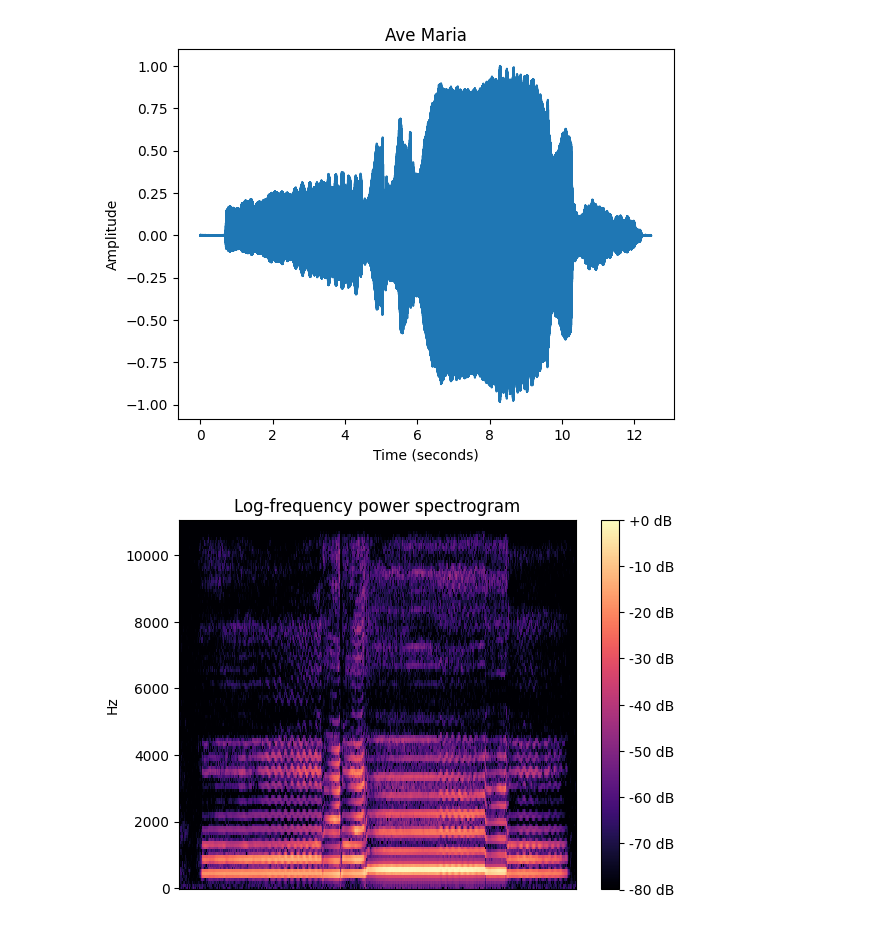
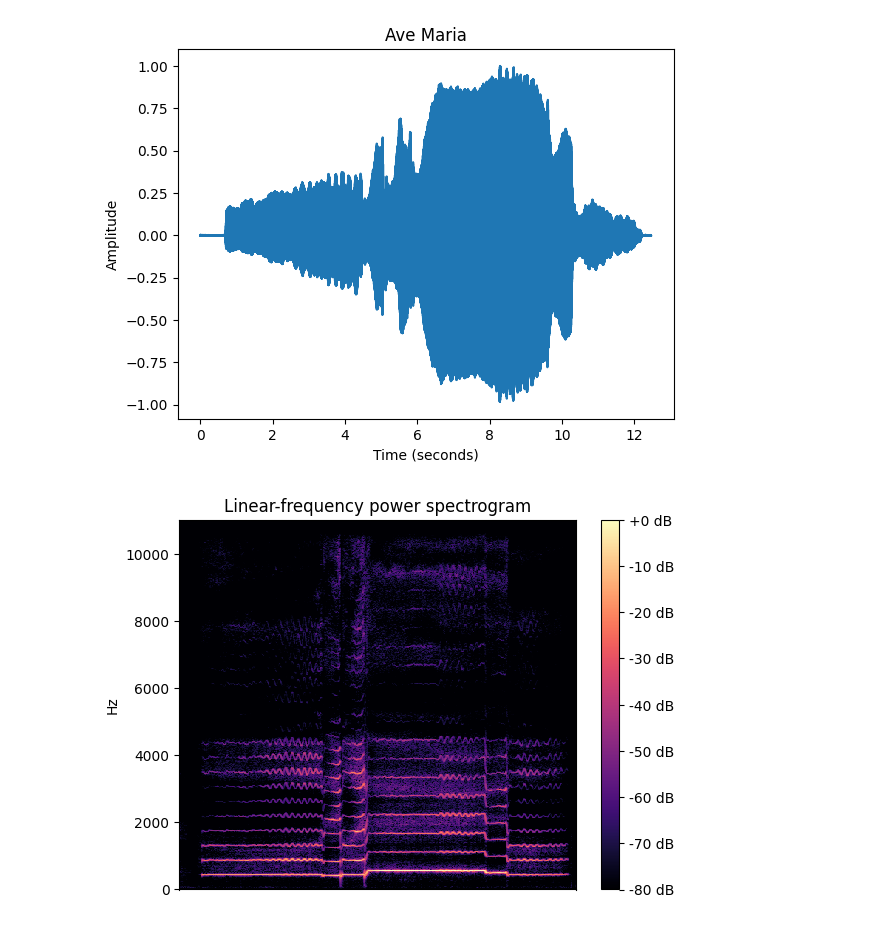
Before and after one commit to jadamcneill/music-computing, a Jupyter notebook: assignments/labAssignment3.ipynb, the cells around one changed output. Cells and saved outputs as stored; diff of their text form; code cells hidden in the pictures.

```diff
--- a/assignments/labAssignment3.ipynb
+++ b/assignments/labAssignment3.ipynb
@@ -69,8 +69,10 @@ def plotAudioFreqDomain(sig,sr,title,winSize,specType):
 def plotAudioFunc(sig,sr,title,winSize,specType):
 
     #call plotAudio2
+    plotAudio2(sig,sr,title)
 
     #call plotAudioFreqDomain
+    plotAudioFreqDomain(sig,sr,title,winSize,specType)
 # %%
 sig , sr = librosa.load('musicComputing2025/audioFiles/avm.wav')
 # %%
@@ -94,12 +100,14 @@ specType = 'log'
 # %%
 title = 'Ave Maria'
 winSize = 256
 specType = 'linear'
 
 #call plotAudioFunc
+#call plotAudioFunc
+plotAudioFunc(sig,sr,title,winSize,specType)
 # %% [output]
 [figure]
-[figure, old version]
+[figure, new version]
 # %%
 title = 'Ave Maria'
 winSize = 256
```
Also changed, not shown: parts of 4 cells of this notebook.
